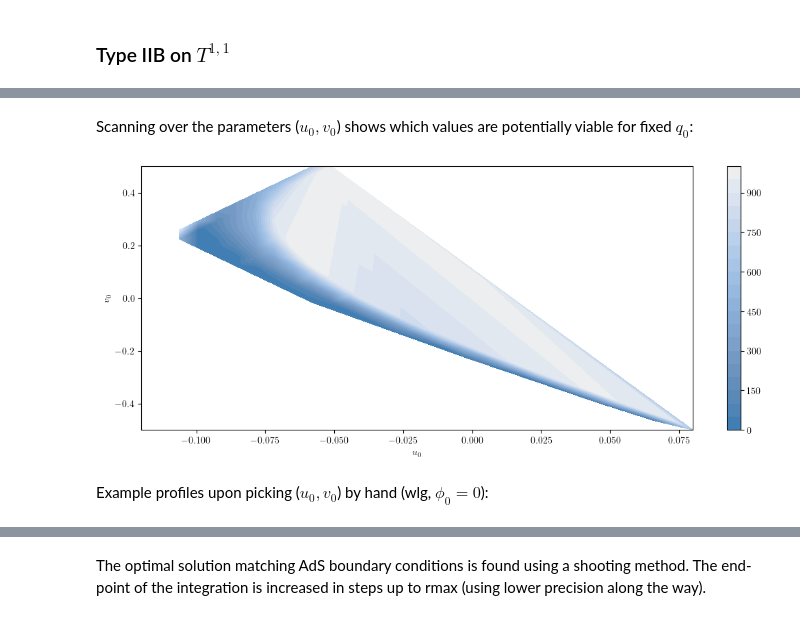
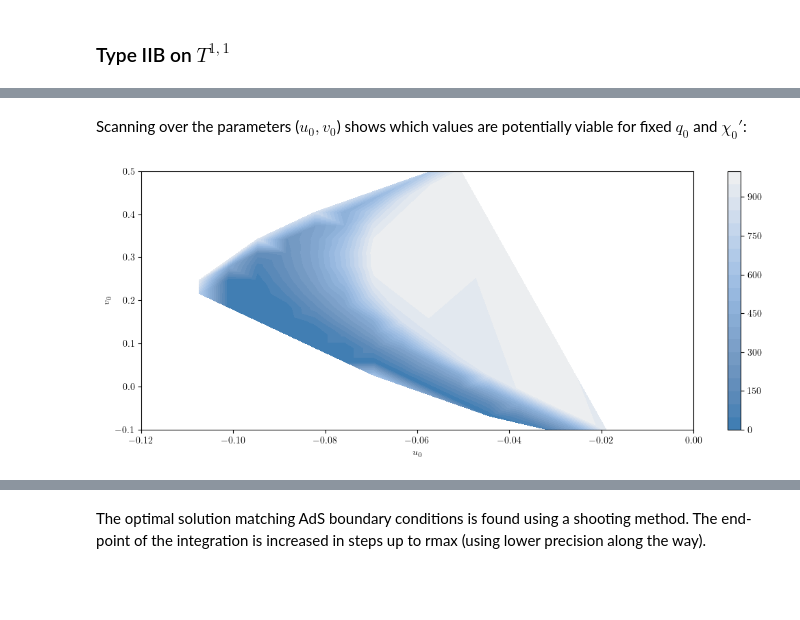
Before and after one commit to gloges/typeII-wormholes, a Jupyter notebook: wormholes.ipynb, the cells around one changed output, grey strips where cells are left out. Cells and saved outputs as stored; diff of their text form; code cells hidden in the pictures; blank space fills up the shorter version.

```diff
--- a/wormholes.ipynb
+++ b/wormholes.ipynb
@@ -318,8 +267,6 @@ plt.show()
 # %% [markdown]
-Scanning over the parameters ($u_0,v_0$) shows which values are potentially viable for fixed $q_0$:
+Scanning over the parameters ($u_0,v_0$) shows which values are potentially viable for fixed $q_0$ and $\chi_0'$:
 # %%
-wh.paramScan_T11(1, 5, [-0.12, 0.08], [-0.5,0.5], 30, 30)
+wh.paramScan_T11(1, 0, [-0.12, 0], [-0.1, 0.5], 20, 20, 5)
 # %% [output]
-[figure, old version]
+[figure, new version]
-# %% [markdown]
-Example profiles upon picking ($u_0,v_0$) by hand (wlg, $\phi_0=0$):
```
Also changed, not shown: parts of 17 cells of this notebook, 3 other files.
